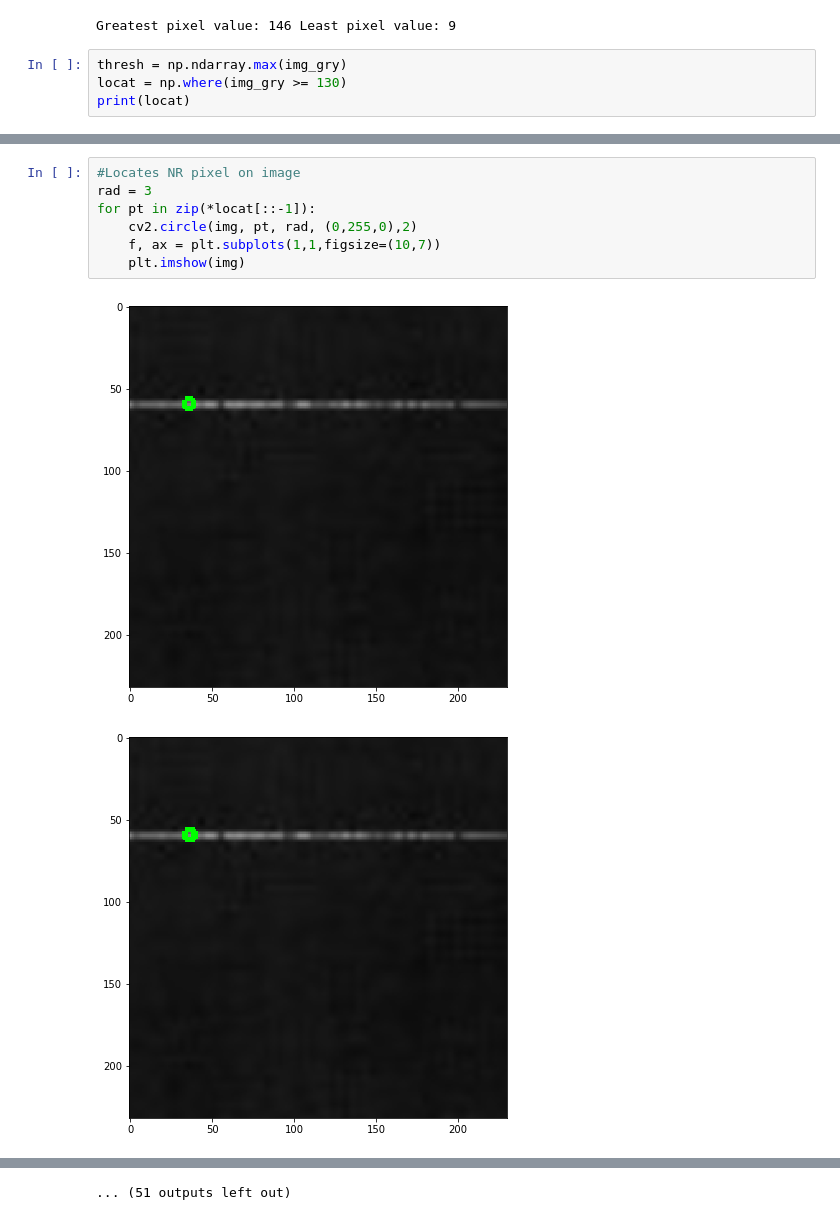
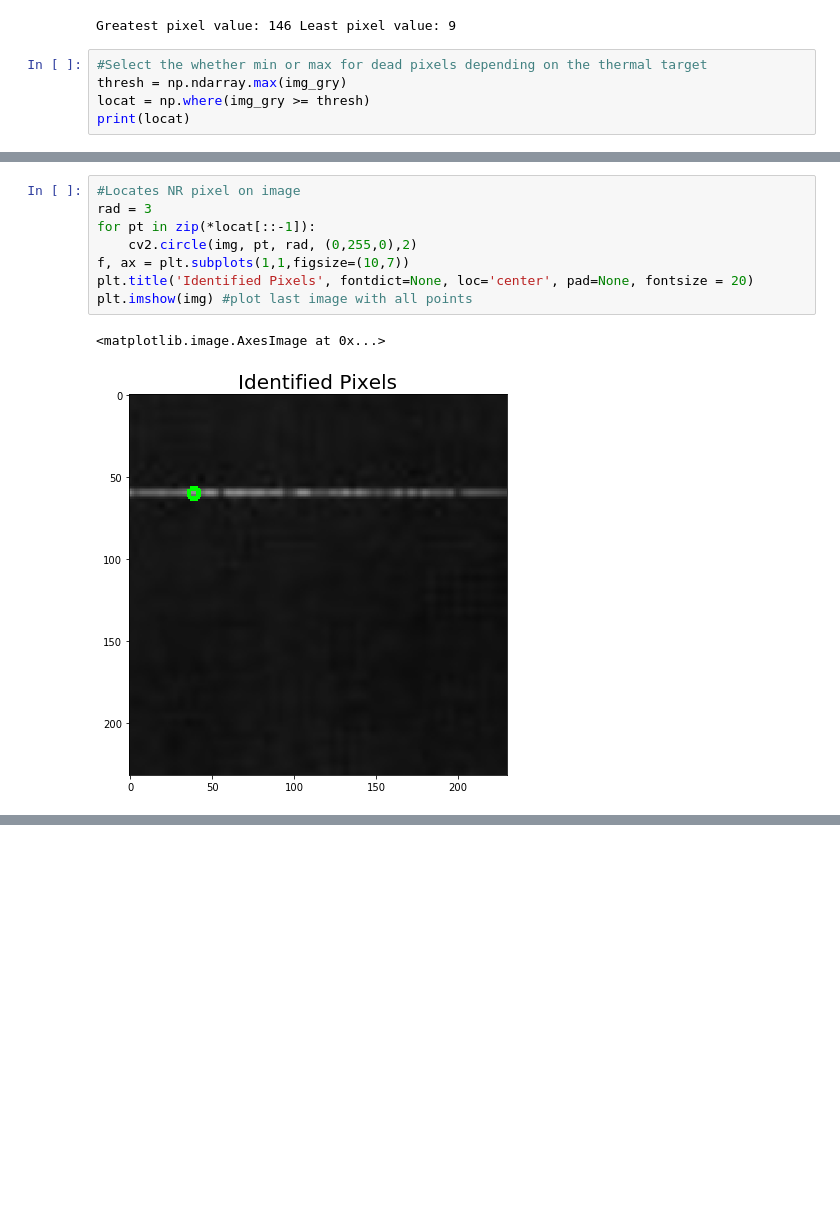
Before and after one commit to acox101010/Image_Analysis_tools, a Jupyter notebook: Non-ResponsivePixels.ipynb, the cells around one changed output, grey strips where cells are left out. Saved outputs shown, nothing was run; the diff lists cells and outputs as text; blank space fills up the shorter version.

Commit message:
Add files via upload
Updated Code. Will need to run with a live image when available.

```diff
--- a/Non-ResponsivePixels.ipynb
+++ b/Non-ResponsivePixels.ipynb
@@ -33,7 +34,8 @@ print("Greatest pixel value:",np.ndarray.max(img_gry),"Least pixel value:",np.nd
 # %% [output]
 Greatest pixel value: 146 Least pixel value: 9
 # %%
+#Select the whether min or max for dead pixels depending on the thermal target
 thresh = np.ndarray.max(img_gry)
-locat = np.where(img_gry >= 130)
+locat = np.where(img_gry >= thresh)
 print(locat)
 # %% [output]
@@ -48,10 +43,11 @@ print(locat)
 # %%
 #Locates NR pixel on image
 rad = 3
 for pt in zip(*locat[::-1]):
     cv2.circle(img, pt, rad, (0,255,0),2)
-    f, ax = plt.subplots(1,1,figsize=(10,7))
-    plt.imshow(img)
+f, ax = plt.subplots(1,1,figsize=(10,7))
+plt.title('Identified Pixels', fontdict=None, loc='center', pad=None, fontsize = 20)
+plt.imshow(img) #plot last image with all points
 # %% [output]
+<matplotlib.image.AxesImage at 0x...>
-[figure, old version]
+[figure, new version]
-[figure, removed]
@@ -68 +53,0 @@ for pt in zip(*locat[::-1]):
-... (51 outputs left out)
```
Also changed, not shown: parts of 4 cells of this notebook, 1 other file.
